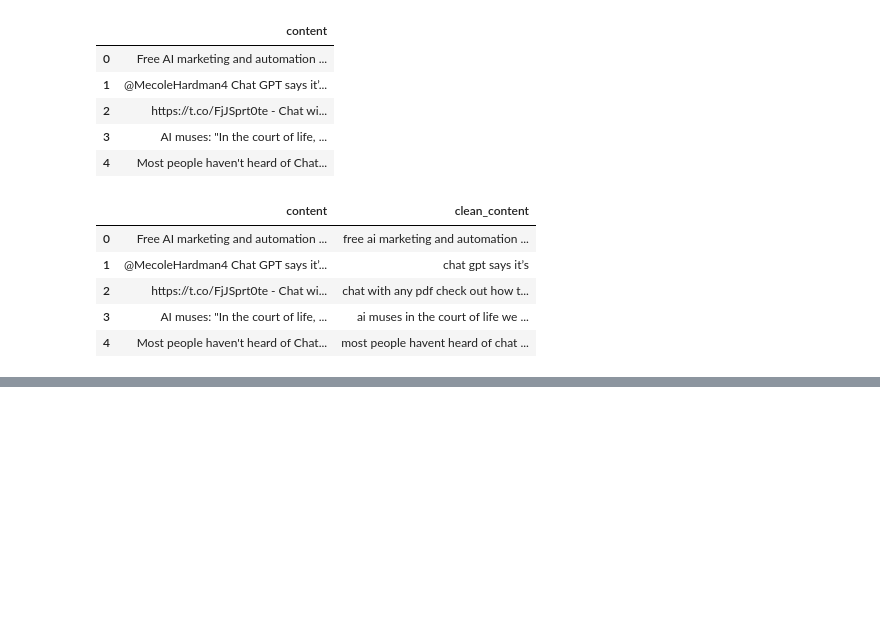
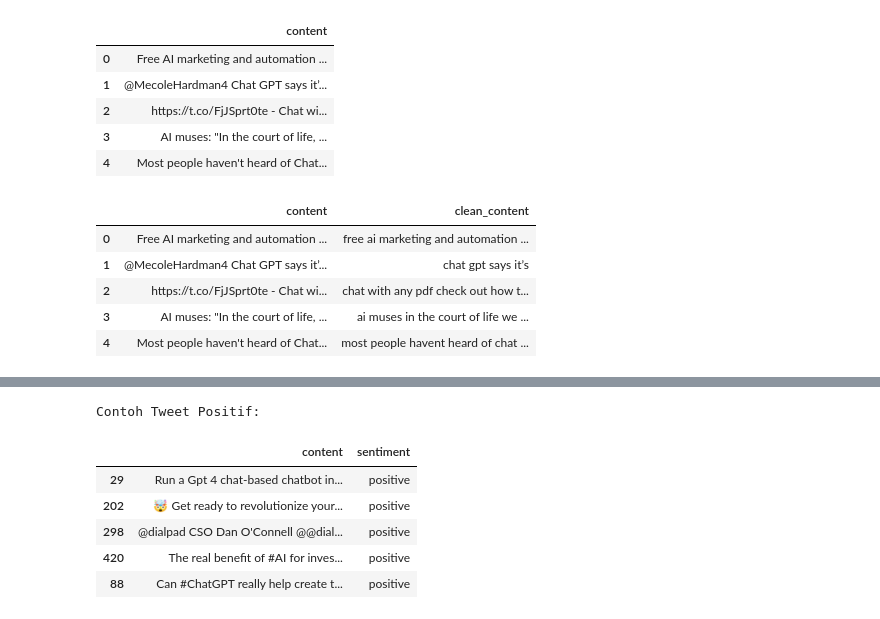
Before and after one commit to Riz2693/Eksperimen-TensorFlow, a Jupyter notebook: Labelling_Transformers.ipynb, the cells around one changed output, grey strips where cells are left out. Drawn from its saved outputs; the diff is of its cells as text; code cells hidden in the pictures; blank space fills up the shorter version.

```diff
--- a/Labelling_Transformers.ipynb
+++ b/Labelling_Transformers.ipynb
@@ -98,0 +129,11 @@ for text in df['clean_content']:
+# %%
+print("Contoh Tweet Positif:")
+display(positive_tweets[['content', 'sentiment']].sample(min(5, len(positive_tweets))))
+# %% [output]
+Contoh Tweet Positif:
+|  | content | sentiment |
+| 29 | Run a Gpt 4 chat-based chatbot in... | positive |
+| 202 | 🤯 Get ready to revolutionize your... | positive |
+| 298 | @dialpad CSO Dan O'Connell @@dial... | positive |
+| 420 | The real benefit of #AI for inves... | positive |
+| 88 | Can #ChatGPT really help create t... | positive |
```
Also changed, not shown: parts of 8 cells of this notebook.
